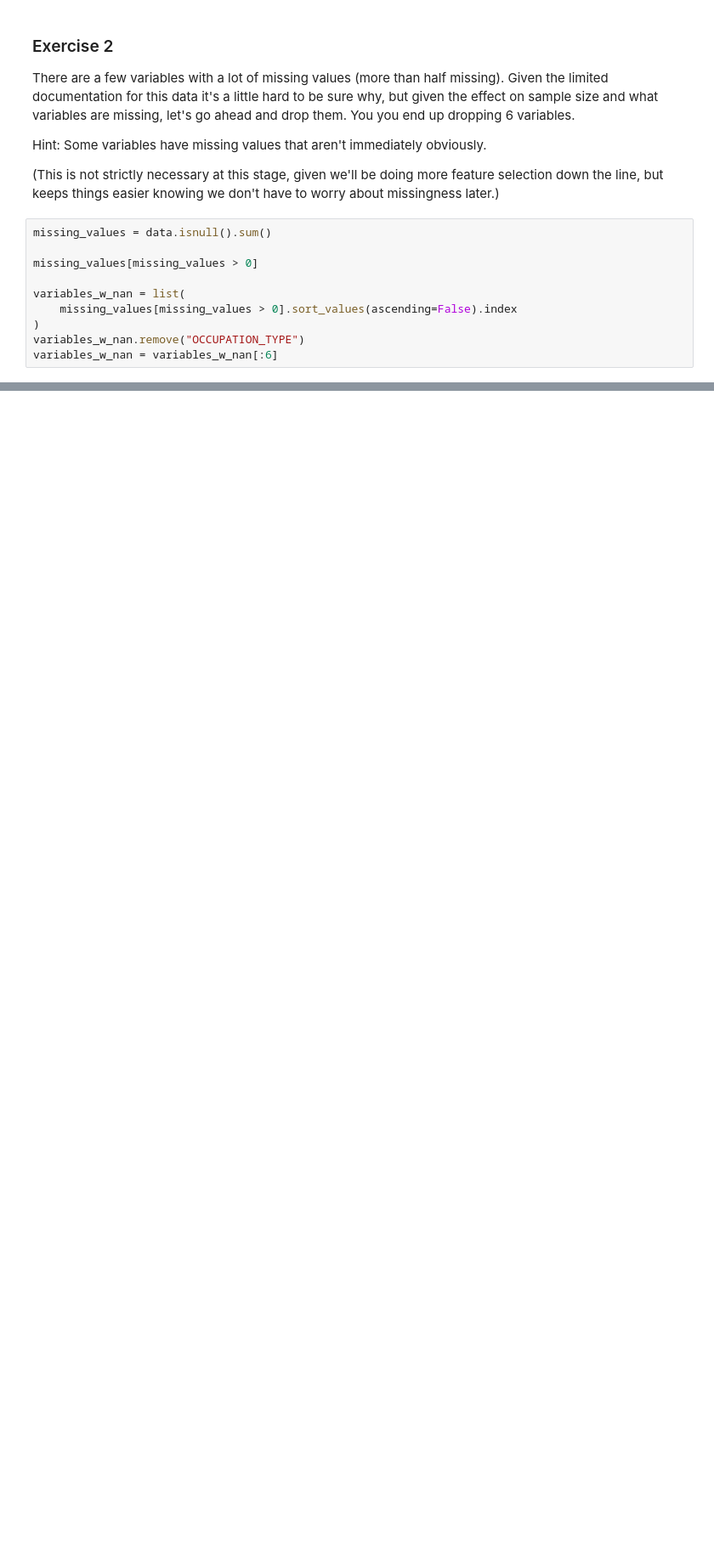
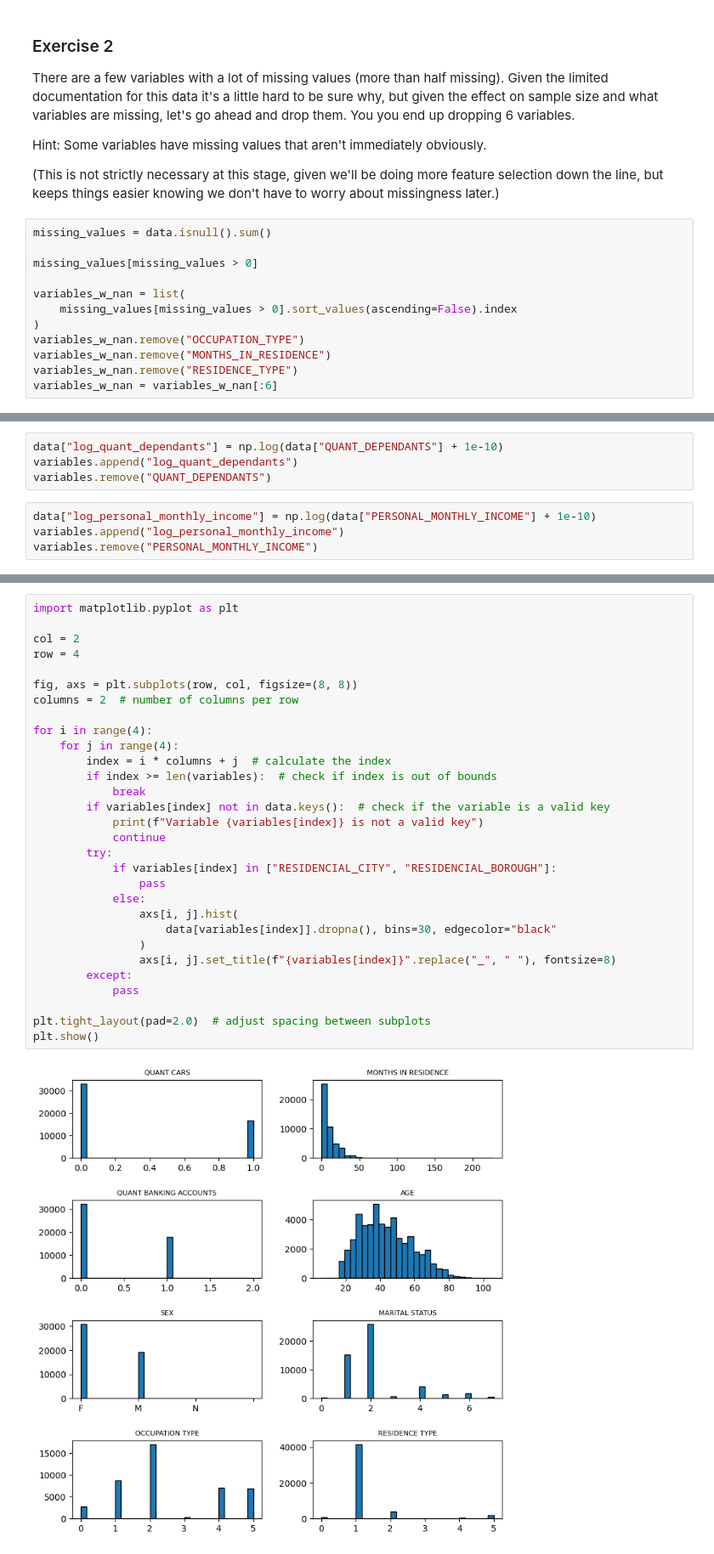
Before and after one commit to AliciaXia222/IDS701_Exercise2, a Jupyter notebook: exercise_interpretable.ipynb, the cells around one changed output, grey strips where cells are left out. Shown at 85% size. Saved outputs shown, nothing was run; the diff lists cells and outputs as text; blank space fills up the shorter version.

```diff
--- a/exercise_interpretable.ipynb
+++ b/exercise_interpretable.ipynb
@@ -75,4 +65,6 @@ variables_w_nan = list(
     missing_values[missing_values > 0].sort_values(ascending=False).index
 )
 variables_w_nan.remove("OCCUPATION_TYPE")
+variables_w_nan.remove("MONTHS_IN_RESIDENCE")
+variables_w_nan.remove("RESIDENCE_TYPE")
 variables_w_nan = variables_w_nan[:6]
@@ -151,0 +141,8 @@ KeyError: 'MONTHS_IN_RESIDENCE'
+# %%
+data["log_quant_dependants"] = np.log(data["QUANT_DEPENDANTS"] + 1e-10)
+variables.append("log_quant_dependants")
+variables.remove("QUANT_DEPENDANTS")
+# %%
+data["log_personal_monthly_income"] = np.log(data["PERSONAL_MONTHLY_INCOME"] + 1e-10)
+variables.append("log_personal_monthly_income")
+variables.remove("PERSONAL_MONTHLY_INCOME")
@@ -151,0 +173,32 @@ KeyError: 'MONTHS_IN_RESIDENCE'
+# %%
+import matplotlib.pyplot as plt
+
+col = 2
+row = 4
+
+fig, axs = plt.subplots(row, col, figsize=(8, 8))
+columns = 2  # number of columns per row
+
+for i in range(4):
+    for j in range(4):
+        index = i * columns + j  # calculate the index
+        if index >= len(variables):  # check if index is out of bounds
+            break
+        if variables[index] not in data.keys():  # check if the variable is a valid key
+            print(f"Variable {variables[index]} is not a valid key")
+            continue
+        try:
+            if variables[index] in ["RESIDENCIAL_CITY", "RESIDENCIAL_BOROUGH"]:
+                pass
+            else:
+                axs[i, j].hist(
+                    data[variables[index]].dropna(), bins=30, edgecolor="black"
+                )
+                axs[i, j].set_title(f"{variables[index]}".replace("_", " "), fontsize=8)
+        except:
+            pass
+
+plt.tight_layout(pad=2.0)  # adjust spacing between subplots
+plt.show()
+# %% [output]
+[figure, added]
```
Also changed, not shown: parts of 32 cells of this notebook, 1 other file.
